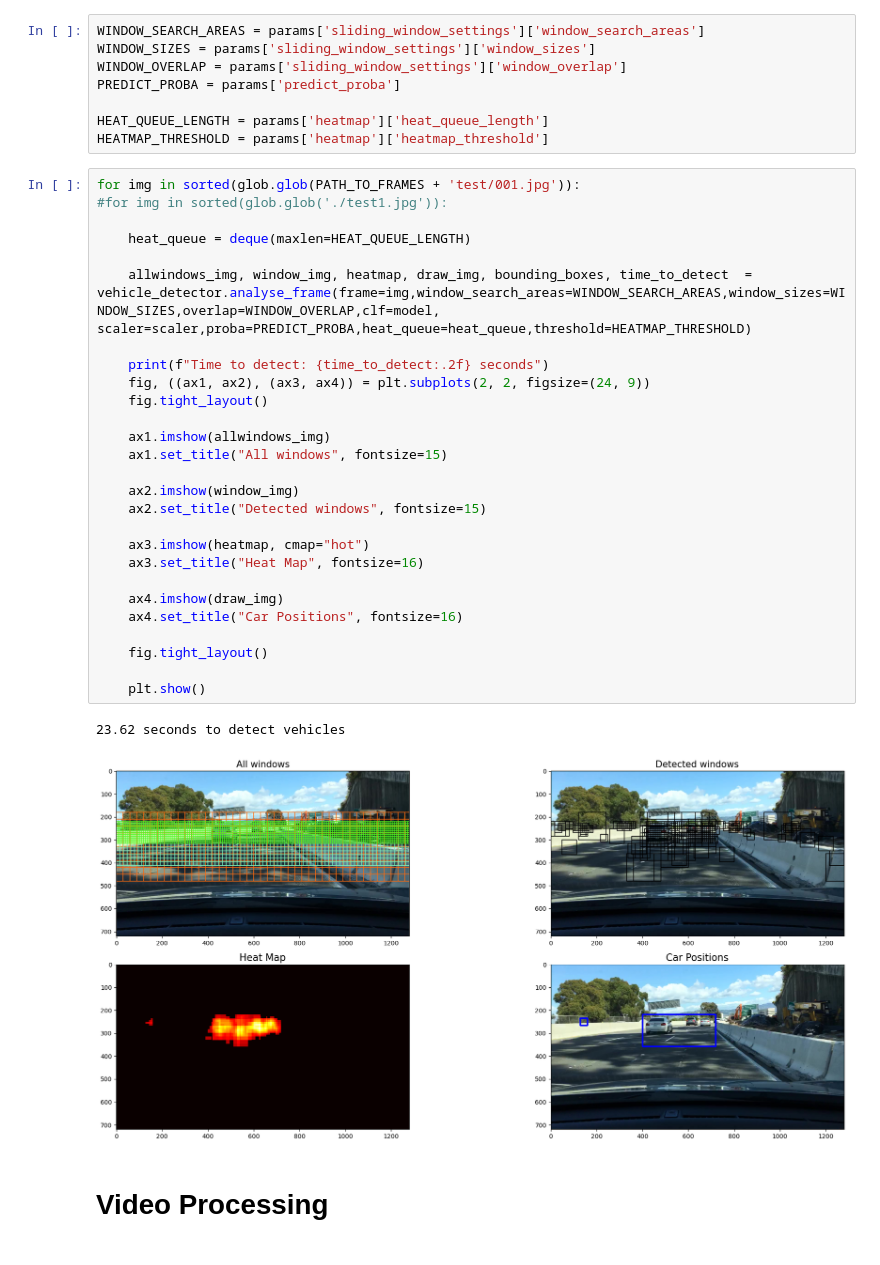
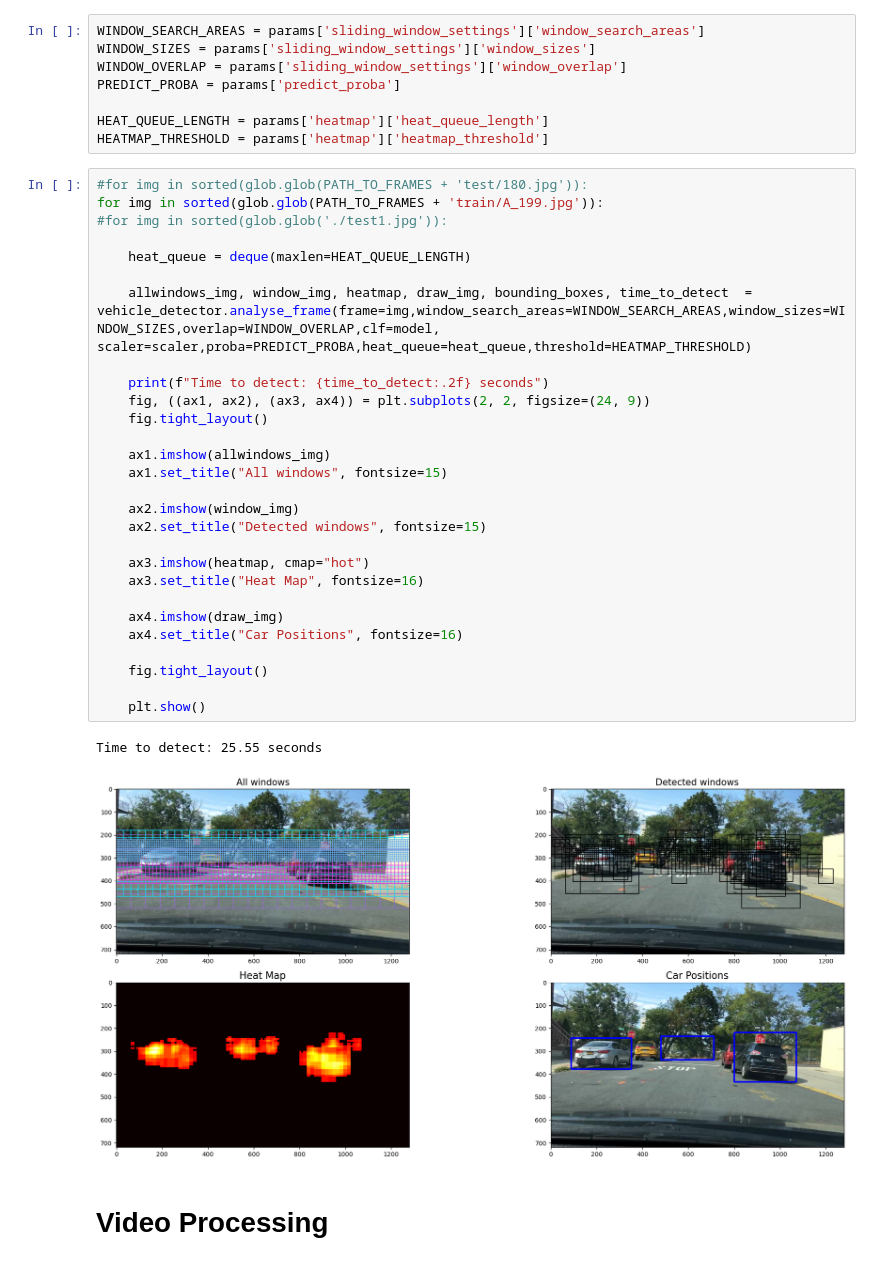
Before and after one commit to nicoboou/vehicle-detection-computer-vision, a Jupyter notebook: Assignment2.ipynb, the cells around one changed output. Saved outputs shown, nothing was run; the diff lists cells and outputs as text.

```diff
--- a/Assignment2.ipynb
+++ b/Assignment2.ipynb
@@ -490,35 +488,36 @@ PREDICT_PROBA = params['predict_proba']
 HEAT_QUEUE_LENGTH = params['heatmap']['heat_queue_length']
 HEATMAP_THRESHOLD = params['heatmap']['heatmap_threshold']
 # %%
-for img in sorted(glob.glob(PATH_TO_FRAMES + 'test/001.jpg')):
+#for img in sorted(glob.glob(PATH_TO_FRAMES + 'test/180.jpg')):
+for img in sorted(glob.glob(PATH_TO_FRAMES + 'train/A_199.jpg')):
 #for img in sorted(glob.glob('./test1.jpg')):
 
     heat_queue = deque(maxlen=HEAT_QUEUE_LENGTH)
 
     allwindows_img, window_img, heatmap, draw_img, bounding_boxes, time_to_detect  = vehicle_detector.analyse_frame(frame=img,window_search_areas=WINDOW_SEARCH_AREAS,window_sizes=WINDOW_SIZES,overlap=WINDOW_OVERLAP,clf=model, scaler=scaler,proba=PREDICT_PROBA,heat_queue=heat_queue,threshold=HEATMAP_THRESHOLD)
 
     print(f"Time to detect: {time_to_detect:.2f} seconds")
     fig, ((ax1, ax2), (ax3, ax4)) = plt.subplots(2, 2, figsize=(24, 9))
     fig.tight_layout()
 
     ax1.imshow(allwindows_img)
     ax1.set_title("All windows", fontsize=15)
 
     ax2.imshow(window_img)
     ax2.set_title("Detected windows", fontsize=15)
 
     ax3.imshow(heatmap, cmap="hot")
     ax3.set_title("Heat Map", fontsize=16)
 
     ax4.imshow(draw_img)
     ax4.set_title("Car Positions", fontsize=16)
 
     fig.tight_layout()
 
     plt.show()
 # %% [output]
-23.62 seconds to detect vehicles
+Time to detect: 25.55 seconds
-[figure, old version]
+[figure, new version]
 # %% [markdown]
 # Video Processing
 # %%
```
Also changed, not shown: parts of 18 cells of this notebook, 6 other files.
